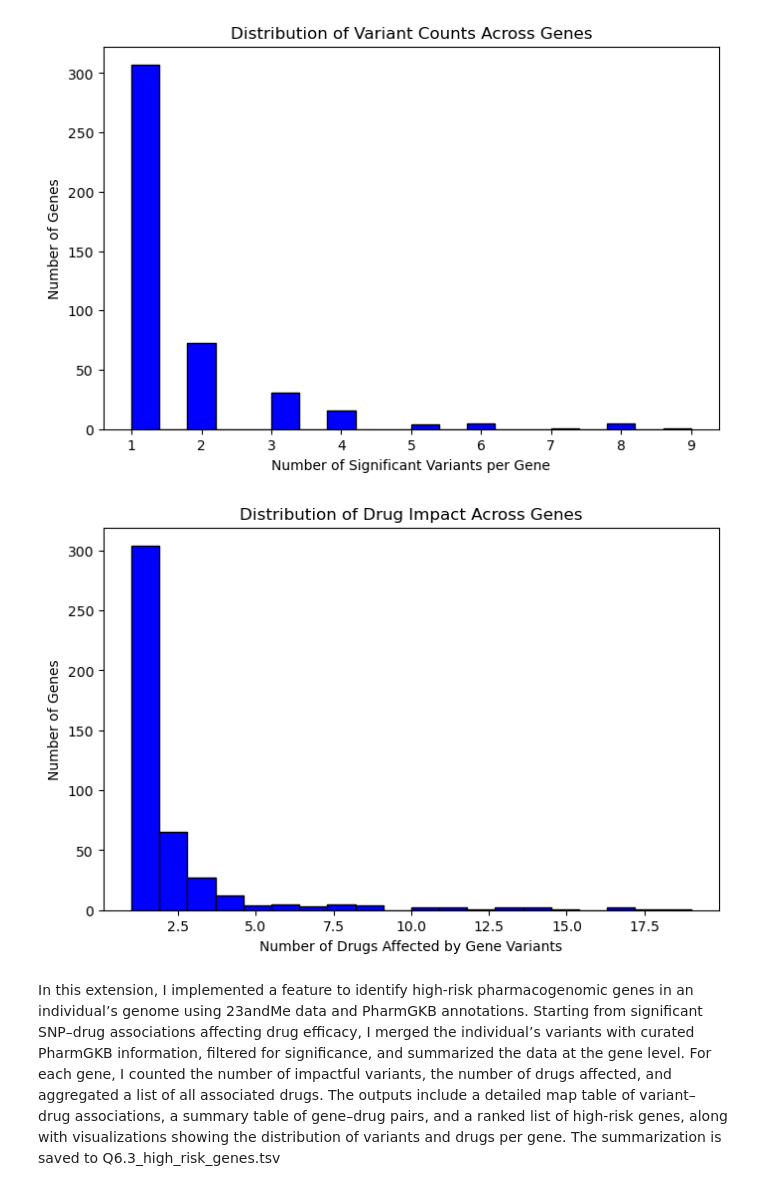
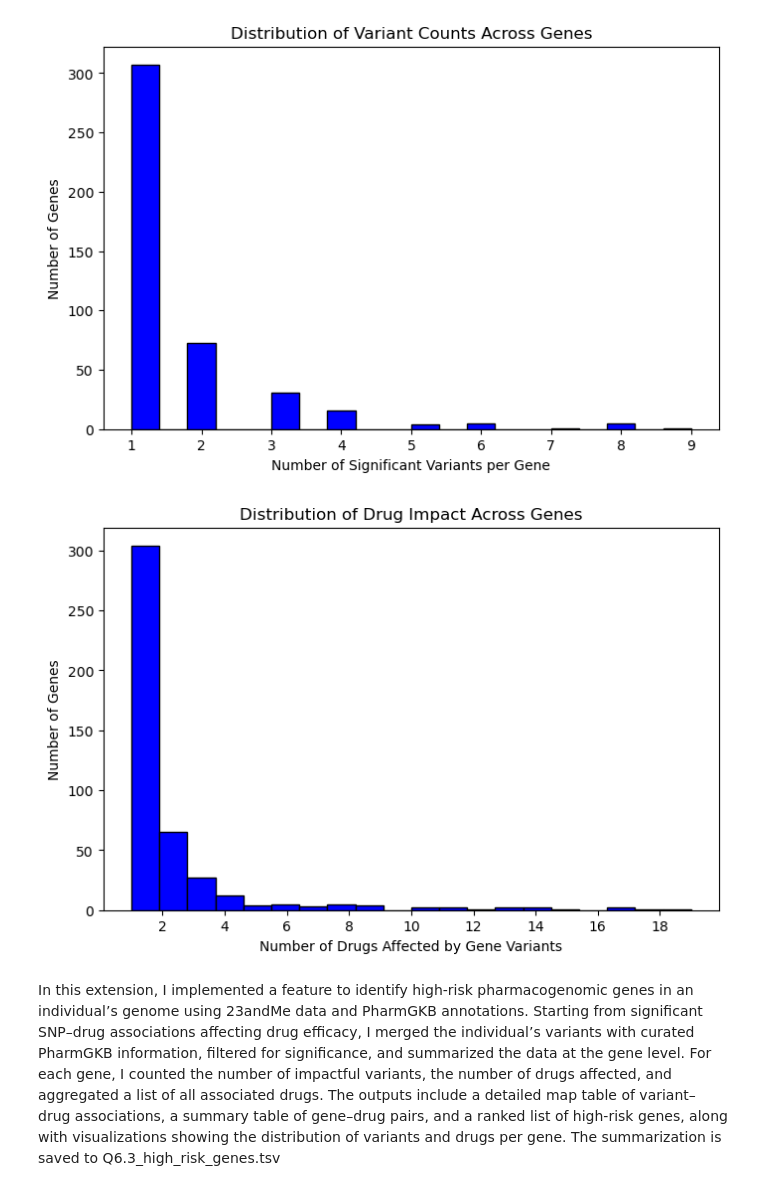
Before and after one commit to GSYH/Team-4_Project-1, a Jupyter notebook: Drug annotation of 23andme.ipynb, the cells around one changed output. Drawn from its saved outputs; the diff is of its cells as text; code cells hidden in the pictures.

```diff
--- a/Drug annotation of 23andme.ipynb
+++ b/Drug annotation of 23andme.ipynb
@@ -424,13 +426,14 @@ plt.show()
 # %%
 # Plot number of drugs affected per gene
 plt.figure(figsize=(8,5))
 plt.hist(gene_summary["Num_Drugs"], bins=20, color='blue', edgecolor='black')
 plt.xlabel("Number of Drugs Affected by Gene Variants")
 plt.ylabel("Number of Genes")
 plt.title("Distribution of Drug Impact Across Genes")
+plt.gca().xaxis.set_major_locator(MaxNLocator(integer=True))
 plt.show()
 # %% [output]
-[figure, old version]
+[figure, new version]
 # %% [markdown]
 In this extension, I implemented a feature to identify high-risk pharmacogenomic genes in an individual’s genome using 23andMe data and PharmGKB annotations. Starting from significant SNP–drug associations affecting drug efficacy, I merged the individual’s variants with curated PharmGKB information, filtered for significance, and summarized the data at the gene level. For each gene, I counted the number of impactful variants, the number of drugs affected, and aggregated a list of all associated drugs. The outputs include a detailed map table of variant–drug associations, a summary table of gene–drug pairs, and a ranked list of high-risk genes, along with visualizations showing the distribution of variants and drugs per gene. The summarization is saved to Q6.3_high_risk_genes.tsv
 
```
Also changed, not shown: parts of 2 cells of this notebook, 1 other file.
